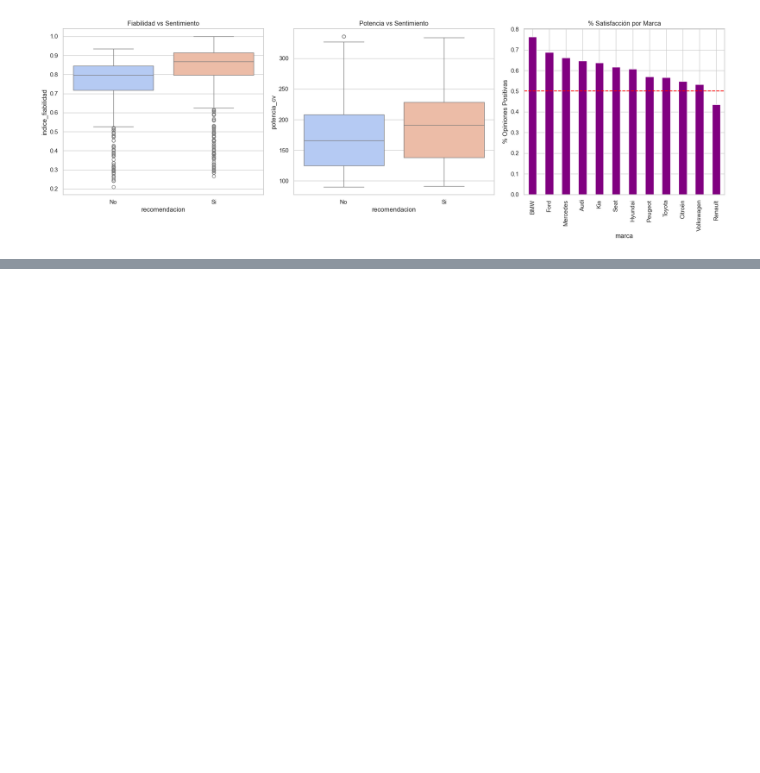
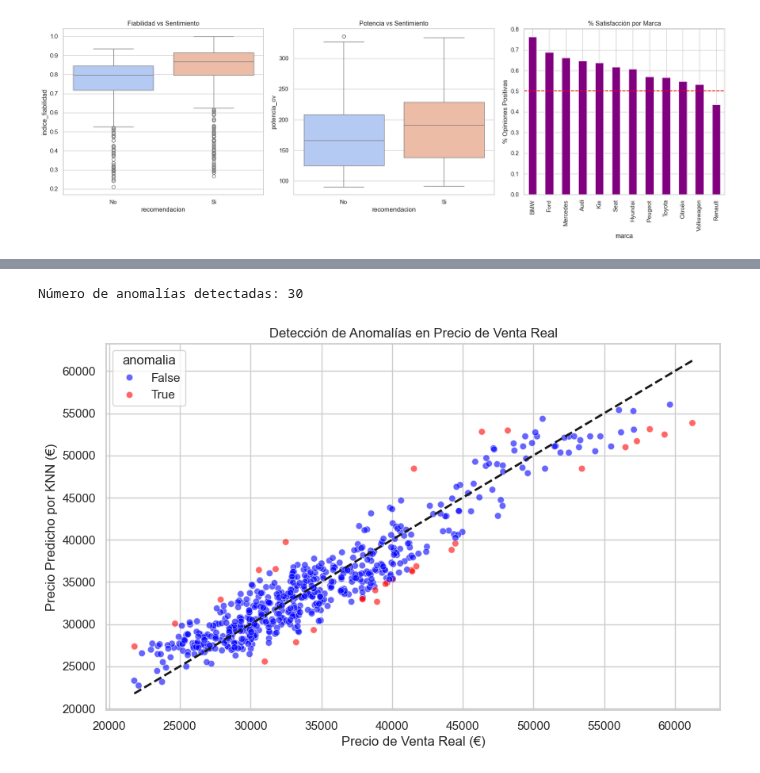
Before and after one commit to ccp0897/Sistema_Analisis_Mercado_Automocion, a Jupyter notebook: sistemaAnalisisAutomocion.ipynb, the cells around one changed output, grey strips where cells are left out. Saved outputs shown, nothing was run; the diff lists cells and outputs as text; code cells hidden in the pictures; blank space fills up the shorter version.

```diff
--- a/sistemaAnalisisAutomocion.ipynb
+++ b/sistemaAnalisisAutomocion.ipynb
@@ -1226,0 +1229,4 @@ Passing `palette` without assigning `hue` is deprecated and will be removed in v
+# %%
+df_anomalias = df_modelado_ventas.copy()
+
+df_anomalias
@@ -1226,0 +1270,28 @@ Passing `palette` without assigning `hue` is deprecated and will be removed in v
+# %%
+#Aplicación de KNN, buscando vecinos no solo que se parezcan en motor sino también en estado mécanico del vehiculo
+from sklearn.neighbors import KNeighborsRegressor
+knn = KNeighborsRegressor(n_neighbors=5)
+knn.fit(X_scaled, y)
+#Predicción de precios con KNN
+y_pred = knn.predict(X_scaled)
+
+#Cálculo del error absoluto entre el precio real y el predicho
+residuo = np.abs(y - y_pred)
+umbral = np.percentile(residuo, 95)  # Consideramos anomalías los casos con residuo en el percentil 95 o superior
+df_anomalias['anomalia'] = residuo > umbral
+#Número de anomalías detectadas
+n_anomalias = df_anomalias['anomalia'].sum()
+print(f"Número de anomalías detectadas: {n_anomalias}")
+# %% [output]
+Número de anomalías detectadas: 30
+# %%
+#Visualización de las anomalías
+plt.figure(figsize=(10,6))
+sns.scatterplot(data=df_anomalias, x='precio_venta_real', y=y_pred, hue='anomalia', palette={False:'blue', True:'red'}, alpha=0.6)
+plt.plot([y.min(), y.max()], [y.min(), y.max()], 'k--', lw=2)  # Línea de igualdad
+plt.title('Detección de Anomalías en Precio de Venta Real')
+plt.xlabel('Precio de Venta Real (€)')
+plt.ylabel('Precio Predicho por KNN (€)')
+plt.show()
+# %% [output]
+[figure, added]
```
Also changed, not shown: parts of 18 cells of this notebook.
